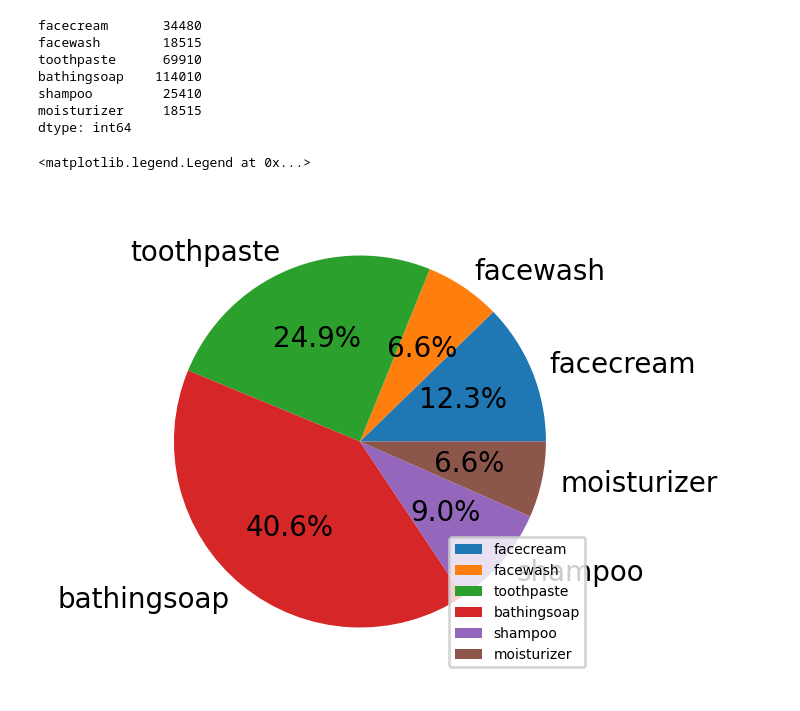
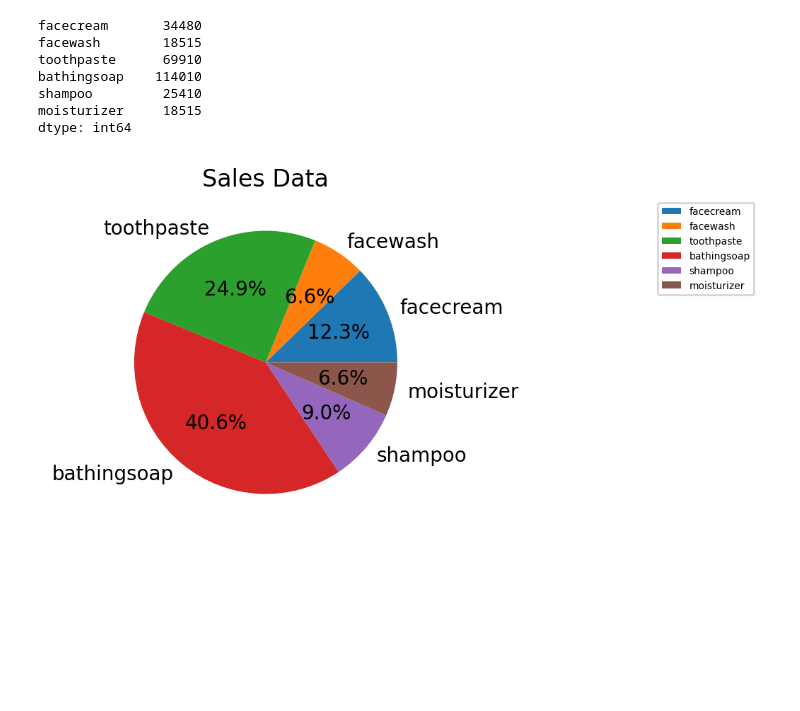
Before and after one commit to Deeayhurr/SCA-Beginner3, a Jupyter notebook: Beginner's Level 3 Task.ipynb, the cells around one changed output. Drawn from its saved outputs; the diff is of its cells as text; code cells hidden in the pictures; blank space fills up the shorter version.

```diff
--- a/Beginner's Level 3 Task.ipynb
+++ b/Beginner's Level 3 Task.ipynb
@@ -315,8 +315,9 @@ dtype: int64
 # %%
 col_names = list(company_sales.columns.values)
 fig, ax = plt.subplots(figsize=(3,4), dpi = 200)
 plt.pie(company_sales.sum()[1:-2], labels=col_names[1:-2], autopct='%1.1f%%')
-plt.legend(loc = 'lower right', prop={'size': 5})
+plt.title('Sales Data')
+plt.legend(loc='best', bbox_to_anchor=(1,0.5, 1,0.5), prop={'size': 5})
+plt.show()
 # %% [output]
-<matplotlib.legend.Legend at 0x...>
-[figure, old version]
+[figure, new version]
```
Also changed, not shown: parts of 1 cell of this notebook.
